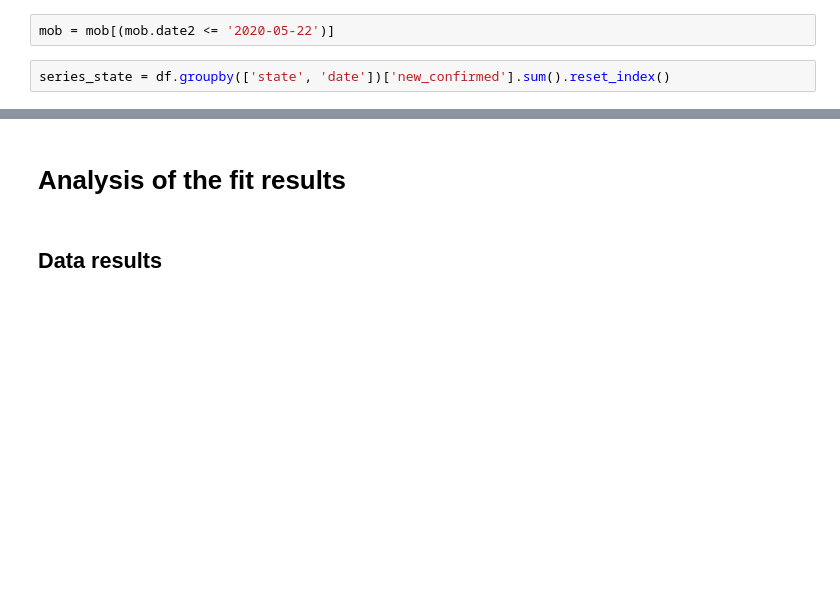
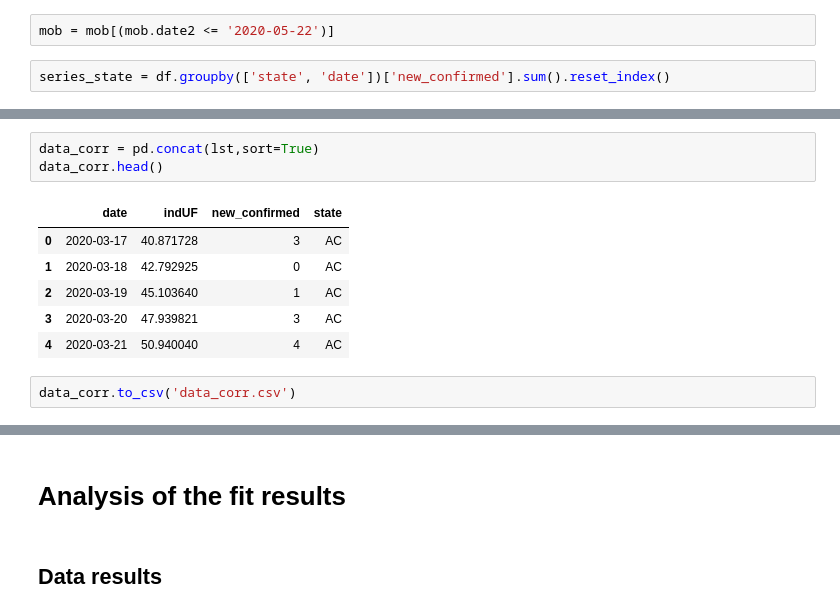
Before and after one commit to Julian-sun/Assessing-the-nationwide-impact-of-COVID-19-mitigation-policies-on-the-transmission-rate-of-SARS-CoV, a Jupyter notebook: script/Code analysis.ipynb, the cells around one changed output, grey strips where cells are left out. Cells and saved outputs as stored; diff of their text form; blank space fills up the shorter version.

```diff
--- a/script/Code analysis.ipynb
+++ b/script/Code analysis.ipynb
@@ -93 +177,13 @@ series_state = df.groupby(['state', 'date'])['new_confirmed'].sum().reset_index(
+# %%
+data_corr = pd.concat(lst,sort=True)
+data_corr.head()
+# %% [output]
+|  | date | indUF | new_confirmed | state |
+| 0 | 2020-03-17 | 40.871728 | 3 | AC |
+| 1 | 2020-03-18 | 42.792925 | 0 | AC |
+| 2 | 2020-03-19 | 45.103640 | 1 | AC |
+| 3 | 2020-03-20 | 47.939821 | 3 | AC |
+| 4 | 2020-03-21 | 50.940040 | 4 | AC |
+# %%
+data_corr.to_csv('data_corr.csv')
 # %%
```
Also changed, not shown: parts of 28 cells of this notebook, 5 other files.
